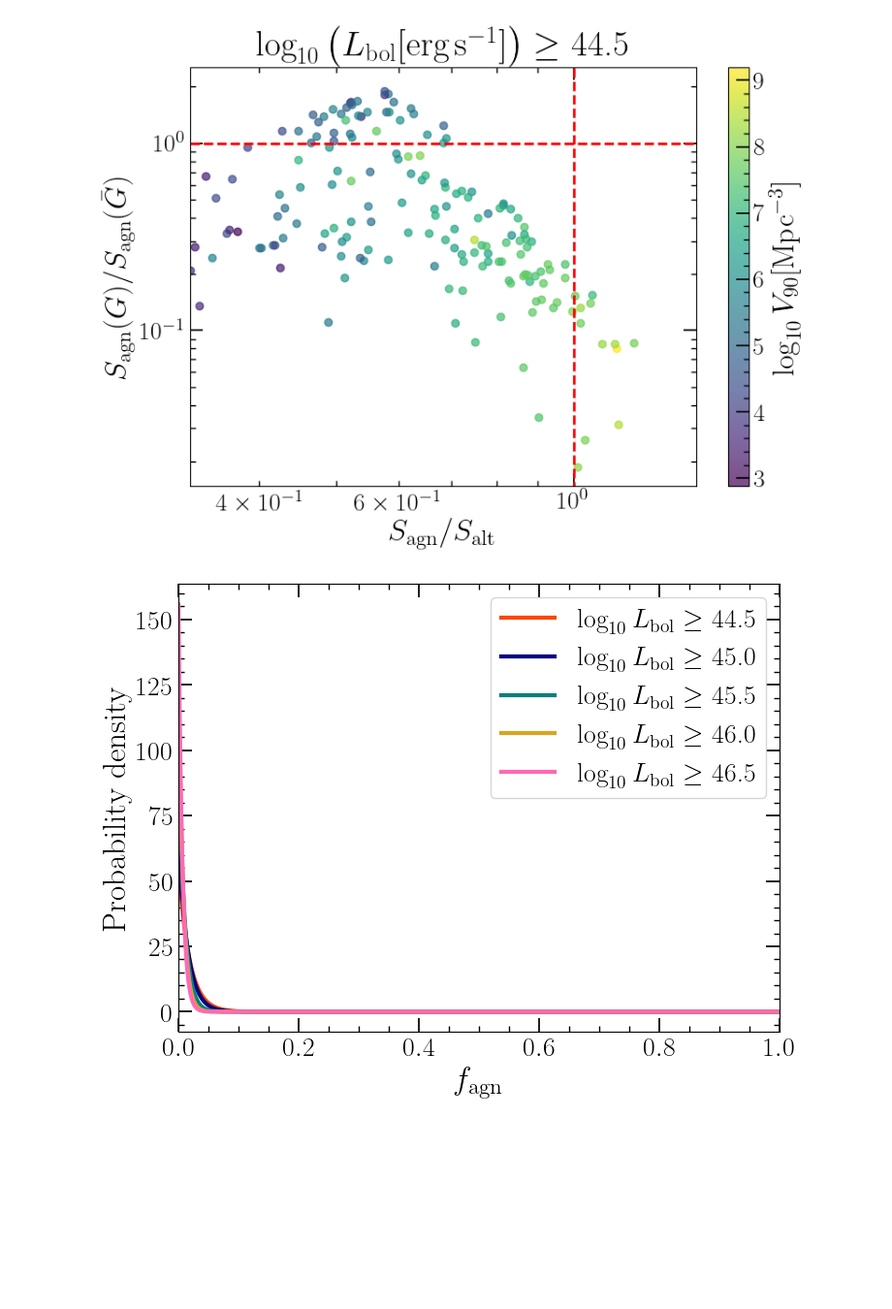
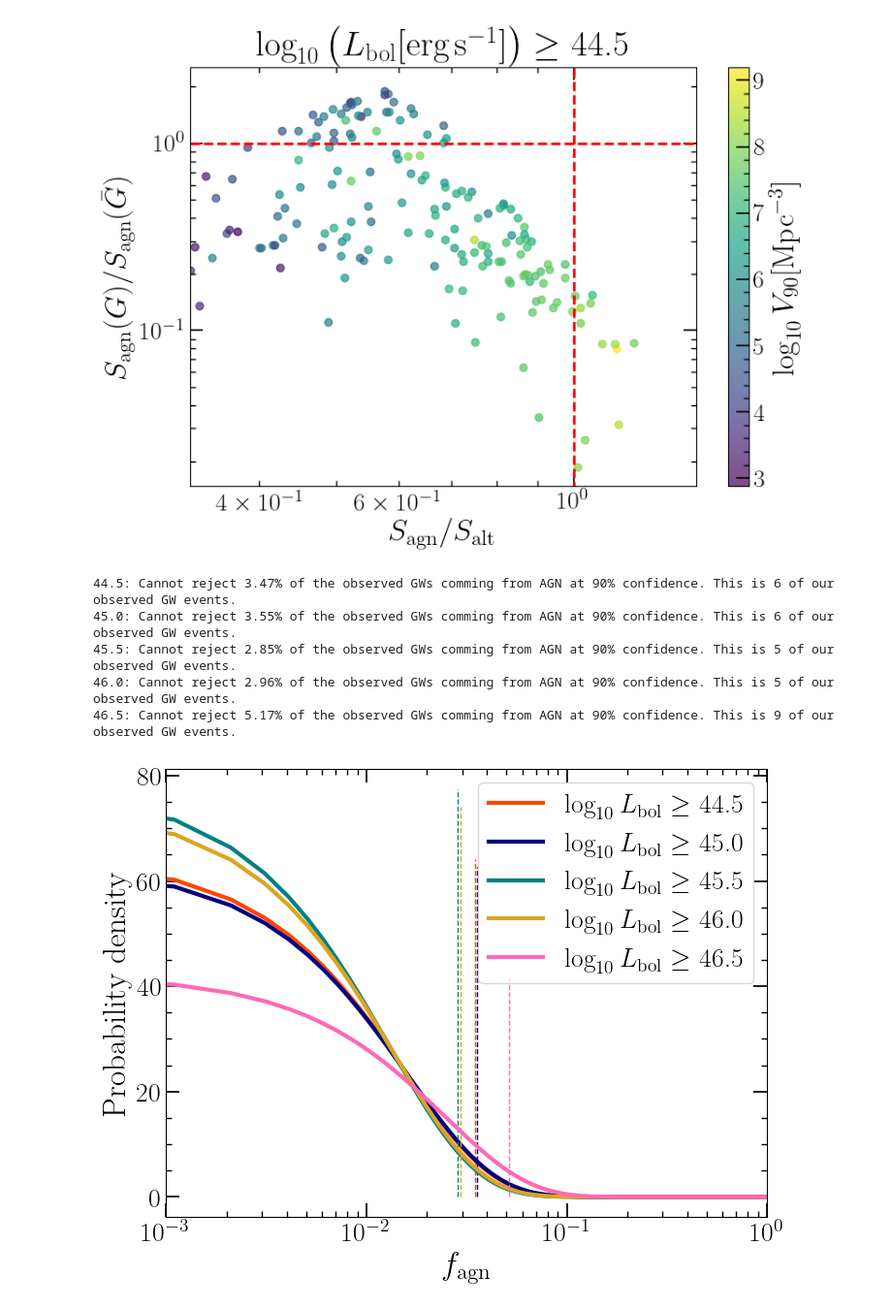
Before and after one commit to LucasPouw/darksirenpop, a Jupyter notebook: p26_posterior_analyzer.ipynb, the cells around one changed output. Shown at 97% size. Drawn from its saved outputs; the diff is of its cells as text; code cells hidden in the pictures; blank space fills up the shorter version.

```diff
--- a/p26_posterior_analyzer.ipynb
+++ b/p26_posterior_analyzer.ipynb
@@ -179,13 +161,29 @@ def load_posteriors(path):
 # plt.show()
 # %%
 # p26_posteriors, posteriors_shape = load_posteriors('/home/lucas/Documents/PhD/darksirenpop/p26_post_realdata_False_fc_continuous_rate_uniform_timedil_False_agnZprior_45.0_kulkarni_lumthresh_45.0_perfectz_False_GPmask_True_addAGN_100000_nrealiz_200_batch_100_CL_0.999_agnZerror_0.01_gwZmax_1.5.npy')
-p26_posteriors, posteriors_shape = load_posteriors('/home/lucas/Documents/PhD/darksirenpop/p26_post_realdata_False_fc_continuous_rate_madau_timedil_True_agnZprior_45.0_kulkarni_lumthresh_45.0_perfectz_False_GPmask_True_addAGN_100000_nrealiz_200_batch_100_CL_0.999_agnZerror_quaia_gwZmax_1.5.npy')
+# p26_posteriors, posteriors_shape = load_posteriors('/home/lucas/Documents/PhD/darksirenpop/p26_post_realdata_False_fc_continuous_rate_madau_timedil_True_agnZprior_45.0_kulkarni_lumthresh_45.0_perfectz_False_GPmask_True_addAGN_100000_nrealiz_200_batch_100_CL_0.999_agnZerror_quaia_gwZmax_1.5.npy')
+
+# Putting gwzmax at 10 while it is actually 1.5, real fagn = 0.5, Average completeness below GW_ZMAX: 0.03251 -> underestimation
+# p26_posteriors, posteriors_shape = load_posteriors('/home/lucas/Documents/PhD/darksirenpop/p26_post_realdata_False_fc_continuous_rate_madau_timedil_True_agnZprior_uniform_comoving_volume_lumthresh_45.0_perfectz_False_GPmask_True_addAGN_100000_nrealiz_16_batch_168_CL_0.999_agnZerror_quaia_gwZmax_10.npy')
+
+# Putting gwzmax at 10 while it is actually 1.5, real fagn = 0.01, Average completeness below GW_ZMAX: 0.03184 -> underestimation + narrow posterior slightly larger than seen in actual data
+# p26_posteriors, posteriors_shape = load_posteriors('/home/lucas/Documents/PhD/darksirenpop/p26_post_realdata_False_fc_continuous_rate_madau_timedil_True_agnZprior_uniform_comoving_volume_lumthresh_45.0_perfectz_False_GPmask_True_addAGN_100000_nrealiz_16_batch_168_CL_0.999_agnZerror_quaia_gwZmax_10.npy')
+
+# Correctly putting gwzmax at 1.5, real fagn = 0.01, Average completeness below GW_ZMAX: 0.23613 -> wide posterior, often peaking at zero, but boundary effects are present
+p26_posteriors, posteriors_shape = load_posteriors('/home/lucas/Documents/PhD/darksirenpop/p26_post_realdata_False_fc_continuous_rate_madau_timedil_True_agnZprior_45.0_kulkarni_lumthresh_45.0_perfectz_False_GPmask_True_addAGN_100000_nrealiz_16_batch_168_CL_0.999_agnZerror_quaia_gwZmax_1.5.npy')
+
+# Correctly putting gwzmax at 1.5, real fagn = 0.01, more GWs (1k) to check for convergence to actual fagn -> posteriors move closer to 0, but boundary still present
+# p26_posteriors, posteriors_shape = load_posteriors('/home/lucas/Documents/PhD/darksirenpop/p26_post_realdata_False_fc_continuous_rate_madau_timedil_True_agnZprior_45.0_kulkarni_lumthresh_45.0_perfectz_False_GPmask_True_addAGN_100000_nrealiz_16_batch_1000_CL_0.999_agnZerror_quaia_gwZmax_1.5.npy')
+
+# Putting gwzmax at 10 while it is actually 1.5, real fagn = 0.01, agn zprior as kulkarni, Average completeness below GW_ZMAX: 0.04603 -> narrow posteriors on the order of real data posteriors?
+# p26_posteriors, posteriors_shape = load_posteriors('') # I expect resampling goes wrong if I try this atm
+
 # p26_posteriors = p26_posteriors[:, :100]
 # posteriors_shape = p26_posteriors.shape
 
 datasets_list = [p26_posteriors]
 # LABELS = [0]
-FAGN_TRUE = 0.5
+FAGN_TRUE = 0.01
 
 fig1, (ax1, ax2) = plt.subplots(1, 2, figsize=(17,8))
 for idx, posterior in enumerate(datasets_list):
@@ -205,7 +203,7 @@ for idx, posterior in enumerate(datasets_list):
         q095[i] = inverse_cdf(0.95)
 
         cdf_at_true_val[i] = interp1d(LOG_LLH_X_AX, cdf)(FAGN_TRUE)
-
+    print(q095)
     mode_fagns = LOG_LLH_X_AX[np.argmax(posterior, axis=0)]
 
     ax1.plot(xx, mode_fagns, color=COLORS[idx], alpha=0.7, linewidth=3, linestyle='dotted', label='Mode')
@@ -584,6 +585,9 @@ zmax = 10
 rate = 'madau'
 time_dilation = True
 fc = 'continuous'
+
+alt_efficiency = 0.2246407701290441
+agn_efficiencies = np.array([ 0.23509591678444033, 0.22007871194944578, 0.19373243079341967, 0.14288919349956564, 0.07161078785126979])
 
 
 log_llh = np.zeros((len(LOG_LLH_X_AX), 1))
@@ -592,37 +596,47 @@ for j, thresh in enumerate(['44.5', '45.0', '45.5', '46.0', '46.5']):
     for i, perfz in enumerate([False]):  #True,
 
         agnZprior = f'{thresh}_kulkarni'
 
         S_agn_incat_dict = np.load(f'/home/lucas/Documents/PhD/s_agn_incat_dict_p26_post_realdata_{realdata}_fc_{fc}_rate_{rate}_timedil_{time_dilation}_agnZprior_{agnZprior}_lumthresh_{thresh}_perfectz_{perfz}_GPmask_{galmask}_CL_{skycl}_gwZmax_{zmax}.npy', allow_pickle=True).item()
         S_agn_outofcat_dict = np.load(f'/home/lucas/Documents/PhD/s_agn_outofcat_dict_p26_post_realdata_{realdata}_fc_{fc}_rate_{rate}_timedil_{time_dilation}_agnZprior_{agnZprior}_lumthresh_{thresh}_perfectz_{perfz}_GPmask_{galmask}_CL_{skycl}_gwZmax_{zmax}.npy', allow_pickle=True).item()
         S_alt_dict = np.load(f'/home/lucas/Documents/PhD/s_alt_dict_p26_post_realdata_{realdata}_fc_{fc}_rate_{rate}_timedil_{time_dilation}_agnZprior_{agnZprior}_lumthresh_{thresh}_perfectz_{perfz}_GPmask_{galmask}_CL_{skycl}_gwZmax_{zmax}.npy', allow_pickle=True).item()
 
         S_agn_incat = np.array([S_agn_incat_dict[key] for key in gw_keys])
         S_agn_outofcat = np.array([S_agn_outofcat_dict[key] for key in gw_keys])
         S_alt = np.array([S_alt_dict[key] for key in gw_keys])
 
         loglike = np.log(skycl * LOG_LLH_X_AX[None,:] * (S_agn_incat[:,None] + S_agn_outofcat[:,None] - S_alt[:,None]) + S_alt[:,None])
-        log_llh[:,0] = np.sum(loglike, axis=0) #- loglike.shape[0] * np.log(1 * LOG_LLH_X_AX + 1.5 * (1 - LOG_LLH_X_AX)) # Sum over all GWs
+        log_llh[:,0] = np.sum(loglike, axis=0) - loglike.shape[0] * np.log(agn_efficiencies[j] * LOG_LLH_X_AX + alt_efficiency * (1 - LOG_LLH_X_AX))  # Sum over all GWs
         posterior = log_llh
 
         posterior -= np.max(posterior)
         pdf = np.exp(posterior)
         norm = simpson(y=pdf, x=LOG_LLH_X_AX, axis=0)  # Simpson should be fine...
         pdf = pdf / norm
 
         plt.plot(LOG_LLH_X_AX, pdf, label=r'$\log_{10} L_{\rm bol} \geq$' + f' {thresh}', linewidth=3, color=COLORS[j])
 
-        # cdf = get_cdfs(posterior)[:,0]
-        # inverse_cdf = interp1d(cdf, LOG_LLH_X_AX, bounds_error=False, fill_value='extrapolate')
-        # q090 = inverse_cdf(0.90)
+        cdf = get_cdfs(posterior)[:,0]
+        inverse_cdf = interp1d(cdf, LOG_LLH_X_AX, bounds_error=False, fill_value='extrapolate')
+        q090 = inverse_cdf(0.9)
 
-        # plt.vlines(q090, 0, np.max(pdf), color=COLORS[i], linewidth=3, linestyle='dashed')
+        plt.vlines(q090, 0, np.max(pdf), color=COLORS[j], linewidth=1, linestyle='dashed')
+
+        print(f'{thresh}: Cannot reject {q090 * 100:.2f}% of the observed GWs comming from AGN at 90% confidence. This is {round(q090 * loglike.shape[0])} of our observed GW events.')
 
 plt.legend()
 # plt.title(r'$\log_{10} \left( L_{\rm bol} [\mathrm{erg \, s^ {-1}}] \right) \geq$' + f' {thresh}')
 plt.xlabel(r'$f_{\rm agn}$')
 plt.ylabel('Probability density')
-plt.xlim(0, 1)
+plt.xlim(1e-3, 1)
+# plt.ylim(0, 15)
+plt.semilogx()
+plt.savefig('p26plots/posteriors.pdf', bbox_inches='tight')
 plt.show()
 # %% [output]
+44.5: Cannot reject 3.47% of the observed GWs comming from AGN at 90% confidence. This is 6 of our observed GW events.
+45.0: Cannot reject 3.55% of the observed GWs comming from AGN at 90% confidence. This is 6 of our observed GW events.
+45.5: Cannot reject 2.85% of the observed GWs comming from AGN at 90% confidence. This is 5 of our observed GW events.
+46.0: Cannot reject 2.96% of the observed GWs comming from AGN at 90% confidence. This is 5 of our observed GW events.
+46.5: Cannot reject 5.17% of the observed GWs comming from AGN at 90% confidence. This is 9 of our observed GW events.
-[figure, old version]
+[figure, new version]
```
Also changed, not shown: parts of 2 cells of this notebook, 5 other files.
